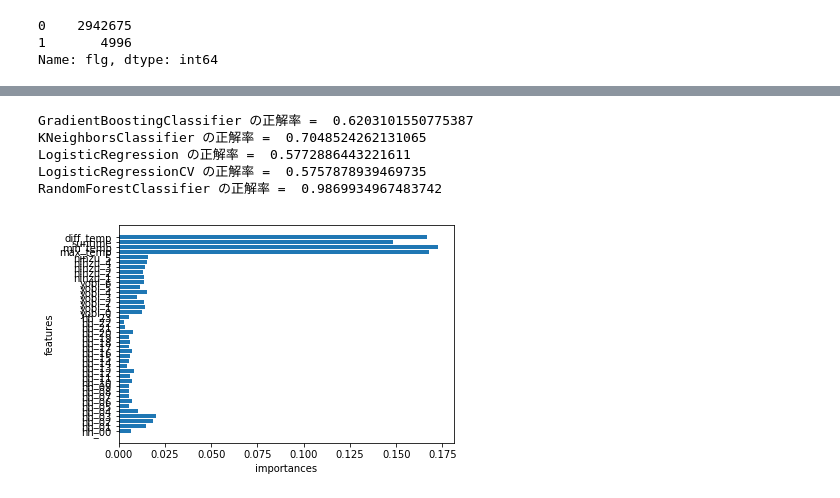
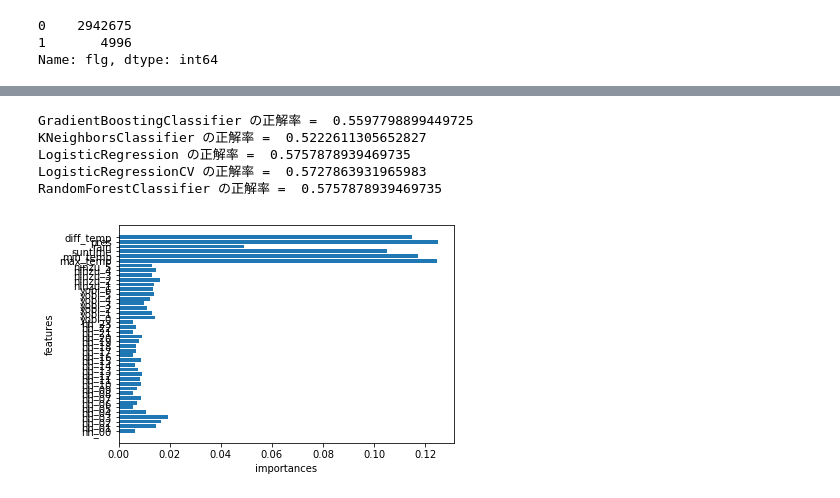
Before and after one commit to soichi-fujiwara/jupyter-notebook, a Jupyter notebook: Train_Accidents_Pred_3.ipynb, the cells around one changed output, grey strips where cells are left out. Drawn from its saved outputs; the diff is of its cells as text; code cells hidden in the pictures.

```diff
--- a/Train_Accidents_Pred_3.ipynb
+++ b/Train_Accidents_Pred_3.ipynb
@@ -435,6 +451,8 @@ ret5['max_temp'] = ret5['max_temp'].astype('float')
 ret5['min_temp'] = ret5['min_temp'].astype('float')
 ret5['diff_temp'] = ret5['diff_temp'].astype('float')
 ret5['suntime'] = ret5['suntime'].astype('float')
+ret5['rain'] = ret5['rain'].astype('float')
+ret5['pres'] = ret5['pres'].astype('float')
 
 #正規化
 ret_ = ret5.copy()
@@ -448,6 +466,12 @@ ret_['min_temp'] = (s - s.min()) / (s.max() - s.min())
 s = ret_['suntime']
 ret_['suntime'] = (s - s.min()) / (s.max() - s.min())
 
+s = ret_['rain']
+ret_['rain'] = (s - s.min()) / (s.max() - s.min())
+
+s = ret_['pres']
+ret_['pres'] = (s - s.min()) / (s.max() - s.min())
+
 s = ret_['diff_temp']
 ret_['diff_temp'] = (s - s.min()) / (s.max() - s.min())
 
@@ -486,7 +510,7 @@ y = y.values.tolist()
 x = ret.loc[:,["hh_00","hh_01","hh_02","hh_03","hh_04","hh_05","hh_06","hh_07","hh_08","hh_09","hh_10","hh_11",
                "hh_12","hh_13","hh_14","hh_15","hh_16","hh_17","hh_18","hh_19","hh_20","hh_21","hh_22","hh_23",
                "yobi_0","yobi_1","yobi_2","yobi_3","yobi_4","yobi_5","yobi_6",
-               "ninzu_1","ninzu_2","ninzu_3","ninzu_4","ninzu_5","max_temp","min_temp","suntime","diff_temp"]]
+               "ninzu_1","ninzu_2","ninzu_3","ninzu_4","ninzu_5","max_temp","min_temp","suntime","rain","pres","diff_temp"]]
 
 #ダウンサンプリング
 sampler = RandomUnderSampler(random_state=42)
@@ -504,22 +528,22 @@ Requirement already satisfied: joblib>=0.11 in /usr/local/lib/python3.6/dist-pac
 X_resampled2 = pd.DataFrame(X_resampled,columns=["hh_00","hh_01","hh_02","hh_03","hh_04","hh_05","hh_06","hh_07","hh_08","hh_09","hh_10","hh_11",
                                                  "hh_12","hh_13","hh_14","hh_15","hh_16","hh_17","hh_18","hh_19","hh_20","hh_21","hh_22","hh_23",
                                                  "yobi_0","yobi_1","yobi_2","yobi_3","yobi_4","yobi_5","yobi_6",
-                                                 "ninzu_1","ninzu_2","ninzu_3","ninzu_4","ninzu_5","max_temp","min_temp","suntime","diff_temp"])
+                                                 "ninzu_1","ninzu_2","ninzu_3","ninzu_4","ninzu_5","max_temp","min_temp","suntime","rain","pres","diff_temp"])
 y_resampled2 = pd.DataFrame(y_resampled,columns=["flg"])
 
 #結合
 resmp_df = pd.concat([X_resampled2, y_resampled2],axis=1).reset_index(drop=True)
 
-#特徴量作成
-y_lst = ["yobi_0","yobi_1","yobi_2","yobi_3","yobi_4","yobi_5","yobi_6"]
-lst = ["hh_00","hh_01","hh_02","hh_03","hh_04","hh_05","hh_06","hh_07","hh_08","hh_09","hh_10","hh_11",
-       "hh_12","hh_13","hh_14","hh_15","hh_16","hh_17","hh_18","hh_19","hh_20","hh_21","hh_22","hh_23"]
+# #特徴量作成
+# y_lst = ["yobi_0","yobi_1","yobi_2","yobi_3","yobi_4","yobi_5","yobi_6"]
+# lst = ["hh_00","hh_01","hh_02","hh_03","hh_04","hh_05","hh_06","hh_07","hh_08","hh_09","hh_10","hh_11",
+#        "hh_12","hh_13","hh_14","hh_15","hh_16","hh_17","hh_18","hh_19","hh_20","hh_21","hh_22","hh_23"]
 
-for ii in range(len(y_lst)):
-  for i in range(len(lst)):
-    resmp_df = resmp_df.assign(col_wk=resmp_df[lst[i]].astype(int)*resmp_df[y_lst[ii]].astype(int))
-    #カラム名変更(col_wk -> XXXXXXX)
-    resmp_df = resmp_df.rename(columns={'col_wk': lst[i]+"_"+y_lst[ii]})
+# for ii in range(len(y_lst)):
+#   for i in range(len(lst)):
+#     resmp_df = resmp_df.assign(col_wk=resmp_df[lst[i]].astype(int)*resmp_df[y_lst[ii]].astype(int))
+#     #カラム名変更(col_wk -> XXXXXXX)
+#     resmp_df = resmp_df.rename(columns={'col_wk': lst[i]+"_"+y_lst[ii]})
 
 resmp_df.to_csv("./drive/My Drive/TrainAccident/AccidentResample.csv",index=False)
 # %%
@@ -582,30 +626,30 @@ for(name, algorithm) in allAlgorithms:
 
       # 学習して、評価する --- (*3)
       #( x_train : 学習用データ / learn_label : ラベル)
-      clf.fit(x, y)
+      clf.fit(x_train, y_train)
       y_pred = clf.predict(x_test)
       print(name,"の正解率 = " , accuracy_score(y_test, y_pred))
 # %% [output]
-GradientBoostingClassifier の正解率 =  0.6203101550775387
-KNeighborsClassifier の正解率 =  0.7048524262131065
-LogisticRegression の正解率 =  0.5772886443221611
-LogisticRegressionCV の正解率 =  0.5757878939469735
-RandomForestClassifier の正解率 =  0.9869934967483742
+GradientBoostingClassifier の正解率 =  0.5597798899449725
+KNeighborsClassifier の正解率 =  0.5222611305652827
+LogisticRegression の正解率 =  0.5757878939469735
+LogisticRegressionCV の正解率 =  0.5727863931965983
+RandomForestClassifier の正解率 =  0.5757878939469735
 # %%
 #各特徴量の重要度を可視化
 import matplotlib.pyplot as plt
 % matplotlib inline
 import numpy as np
 
 def plot_feature_importances(model):
   n_features = x_train.values.data.shape[1] # 全説明変数
   plt.barh(range(n_features), model.feature_importances_, align='center') # 描画する際の枠組みを設定
   plt.yticks(np.arange(n_features), x.columns) # 縦軸の設定
   plt.xlabel('importances') # 横軸の設定
   plt.ylabel('features') # 縦軸の設定
   plt.show()
 
 #実行
-plot_feature_importances(clf)
+plot_feature_importances(model)
 # %% [output]
-[figure, old version]
+[figure, new version]
```
Also changed, not shown: parts of 13 cells of this notebook.
